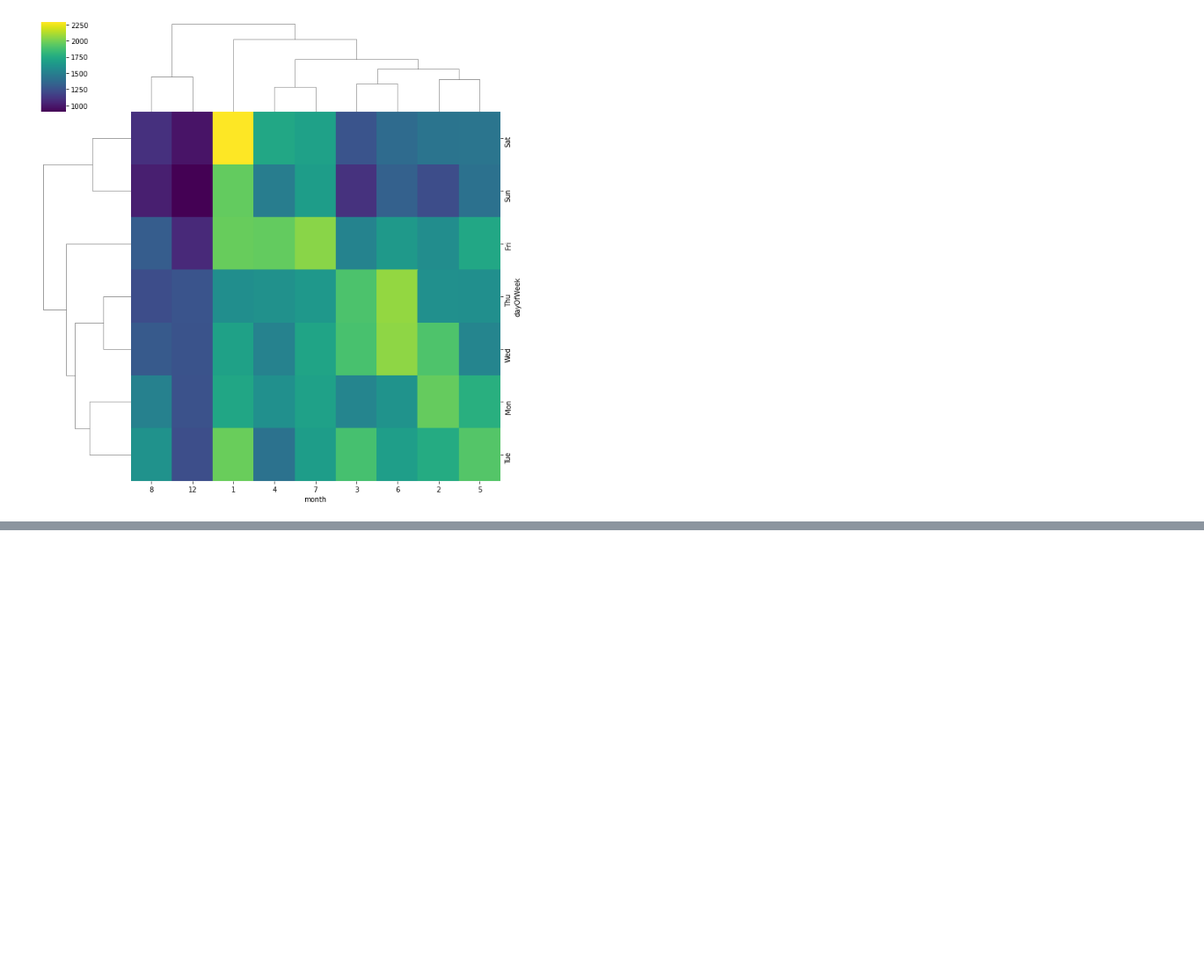
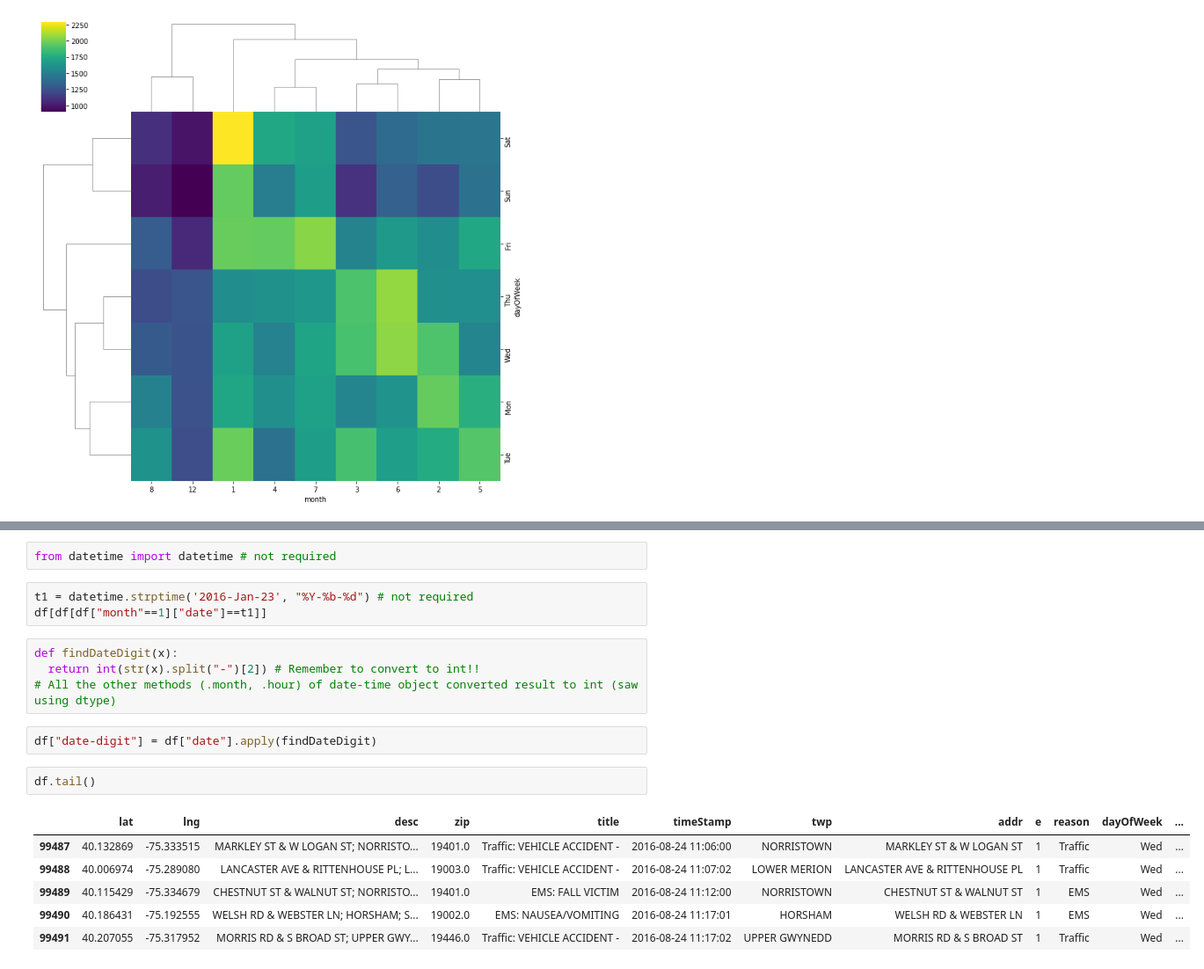
Before and after one commit to sonamkshenoy/911-Emergency-Calls-Data-Analysis, a Jupyter notebook: 911_Calls_Data_Analysis.ipynb, the cells around one changed output, grey strips where cells are left out. Shown at 88% size. Saved outputs shown, nothing was run; the diff lists cells and outputs as text; blank space fills up the shorter version.

```diff
--- a/911_Calls_Data_Analysis.ipynb
+++ b/911_Calls_Data_Analysis.ipynb
@@ -427,0 +534,20 @@ sns.clustermap(dayVSMonth, cmap = "viridis")
+# %%
+from datetime import datetime # not required
+# %%
+t1 = datetime.strptime('2016-Jan-23', "%Y-%b-%d") # not required
+df[df[df["month"==1]["date"]==t1]]
+# %%
+def findDateDigit(x):
+  return int(str(x).split("-")[2]) # Remember to convert to int!!
+# All the other methods (.month, .hour) of date-time object converted result to int (saw using dtype)
+# %%
+df["date-digit"] = df["date"].apply(findDateDigit)
+# %%
+df.tail()
+# %% [output]
+|  | lat | lng | desc | zip | title | timeStamp | twp | addr | e | reason | dayOfWeek | ... |
+| 99487 | 40.132869 | -75.333515 | MARKLEY ST & W LOGAN ST; NORRISTO... | 19401.0 | Traffic: VEHICLE ACCIDENT - | 2016-08-24 11:06:00 | NORRISTOWN | MARKLEY ST & W LOGAN ST | 1 | Traffic | Wed | ... |
+| 99488 | 40.006974 | -75.289080 | LANCASTER AVE & RITTENHOUSE PL; L... | 19003.0 | Traffic: VEHICLE ACCIDENT - | 2016-08-24 11:07:02 | LOWER MERION | LANCASTER AVE & RITTENHOUSE PL | 1 | Traffic | Wed | ... |
+| 99489 | 40.115429 | -75.334679 | CHESTNUT ST & WALNUT ST; NORRISTO... | 19401.0 | EMS: FALL VICTIM | 2016-08-24 11:12:00 | NORRISTOWN | CHESTNUT ST & WALNUT ST | 1 | EMS | Wed | ... |
+| 99490 | 40.186431 | -75.192555 | WELSH RD & WEBSTER LN; HORSHAM; S... | 19002.0 | EMS: NAUSEA/VOMITING | 2016-08-24 11:17:01 | HORSHAM | WELSH RD & WEBSTER LN | 1 | EMS | Wed | ... |
+| 99491 | 40.207055 | -75.317952 | MORRIS RD & S BROAD ST; UPPER GWY... | 19446.0 | Traffic: VEHICLE ACCIDENT - | 2016-08-24 11:17:02 | UPPER GWYNEDD | MORRIS RD & S BROAD ST | 1 | Traffic | Wed | ... |
```
Also changed, not shown: parts of 23 cells of this notebook.
